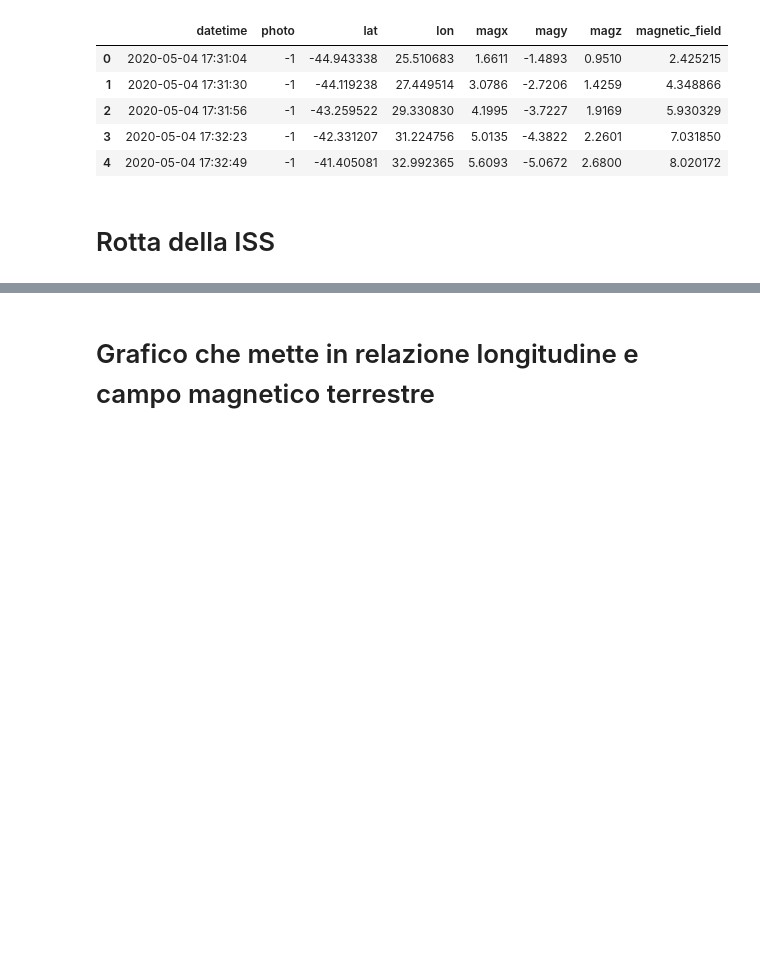
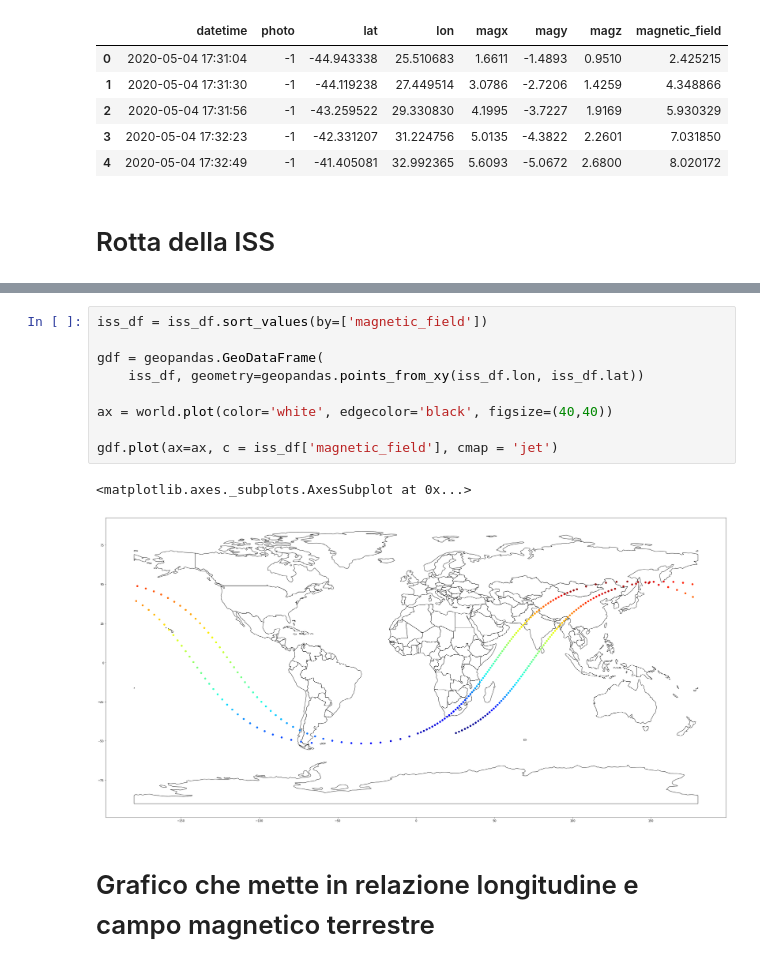
Before and after one commit to FrancescoGiraud0/WOODProject, a Jupyter notebook: data_analysis/Analisi.ipynb, the cells around one changed output, grey strips where cells are left out. Cells and saved outputs as stored; diff of their text form; blank space fills up the shorter version.

```diff
--- a/data_analysis/Analisi.ipynb
+++ b/data_analysis/Analisi.ipynb
@@ -92,3 +84,15 @@ NameError: name 'geoplot' is not defined
+# %%
+iss_df = iss_df.sort_values(by=['magnetic_field'])
+
+gdf = geopandas.GeoDataFrame(
+    iss_df, geometry=geopandas.points_from_xy(iss_df.lon, iss_df.lat))
+
+ax = world.plot(color='white', edgecolor='black', figsize=(40,40))
+
+gdf.plot(ax=ax, c = iss_df['magnetic_field'], cmap = 'jet')
+# %% [output]
+<matplotlib.axes._subplots.AxesSubplot at 0x...>
+[figure, added]
 # %% [markdown]
 # Grafico che mette in relazione longitudine e campo magnetico terrestre
 # %%
```
Also changed, not shown: parts of 4 cells of this notebook.
